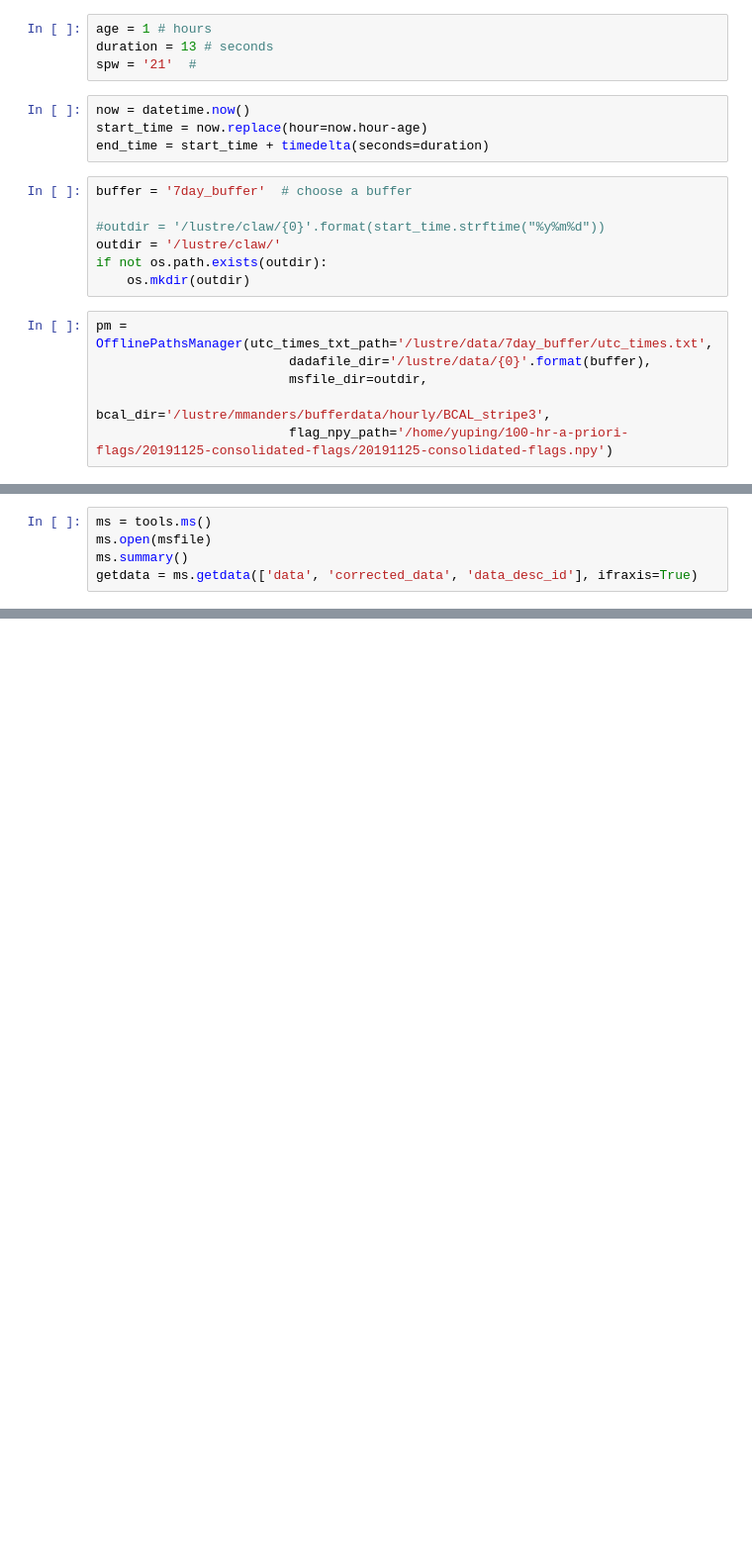
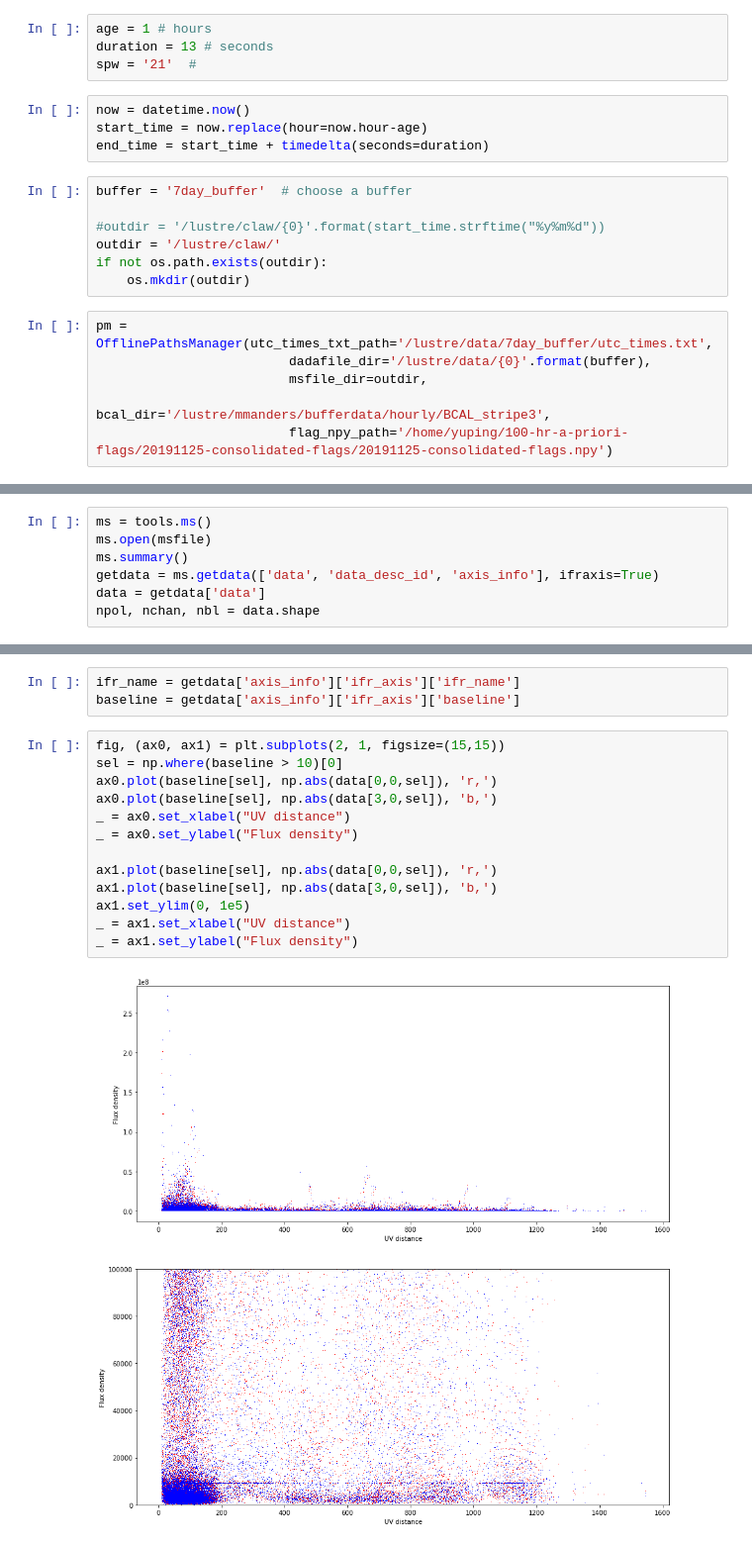
Before and after one commit to ovro-lwa/calim-pipeline-phase2, a Jupyter notebook: lwa_pipeline.ipynb, the cells around one changed output, grey strips where cells are left out. Shown at 99% size. Cells and saved outputs as stored; diff of their text form; blank space fills up the shorter version.

```diff
--- a/lwa_pipeline.ipynb
+++ b/lwa_pipeline.ipynb
@@ -57,4 +90,6 @@ plt.imshow(data)
 ms = tools.ms()
 ms.open(msfile)
 ms.summary()
-getdata = ms.getdata(['data', 'corrected_data', 'data_desc_id'], ifraxis=True)
+getdata = ms.getdata(['data', 'data_desc_id', 'axis_info'], ifraxis=True)
+data = getdata['data']
+npol, nchan, nbl = data.shape
@@ -64,0 +116,18 @@ getdata['data'].shape
+# %%
+ifr_name = getdata['axis_info']['ifr_axis']['ifr_name']
+baseline = getdata['axis_info']['ifr_axis']['baseline']
+# %%
+fig, (ax0, ax1) = plt.subplots(2, 1, figsize=(15,15))
+sel = np.where(baseline > 10)[0]
+ax0.plot(baseline[sel], np.abs(data[0,0,sel]), 'r,')
+ax0.plot(baseline[sel], np.abs(data[3,0,sel]), 'b,')
+_ = ax0.set_xlabel("UV distance")
+_ = ax0.set_ylabel("Flux density")
+
+ax1.plot(baseline[sel], np.abs(data[0,0,sel]), 'r,')
+ax1.plot(baseline[sel], np.abs(data[3,0,sel]), 'b,')
+ax1.set_ylim(0, 1e5)
+_ = ax1.set_xlabel("UV distance")
+_ = ax1.set_ylabel("Flux density")
+# %% [output]
+[figure, added]
```
Also changed, not shown: parts of 12 cells of this notebook.
